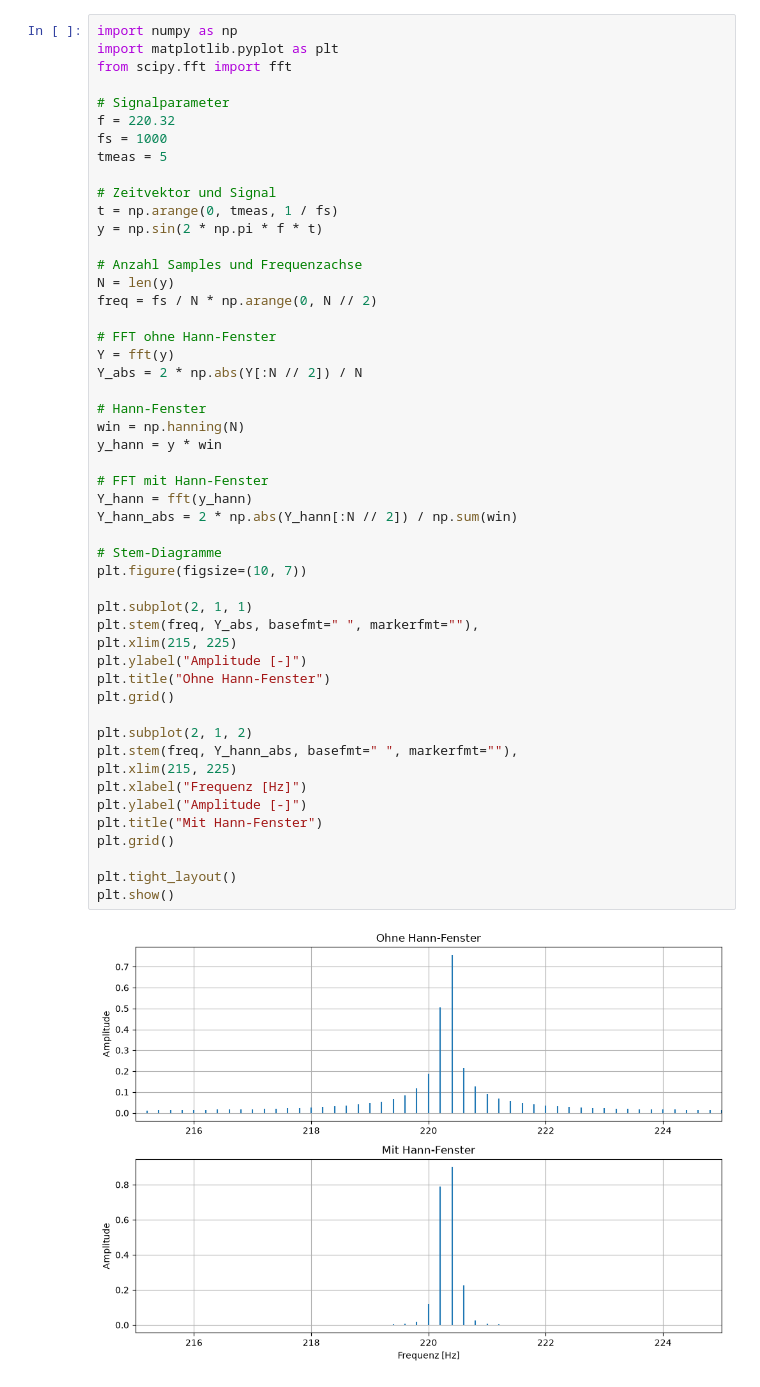
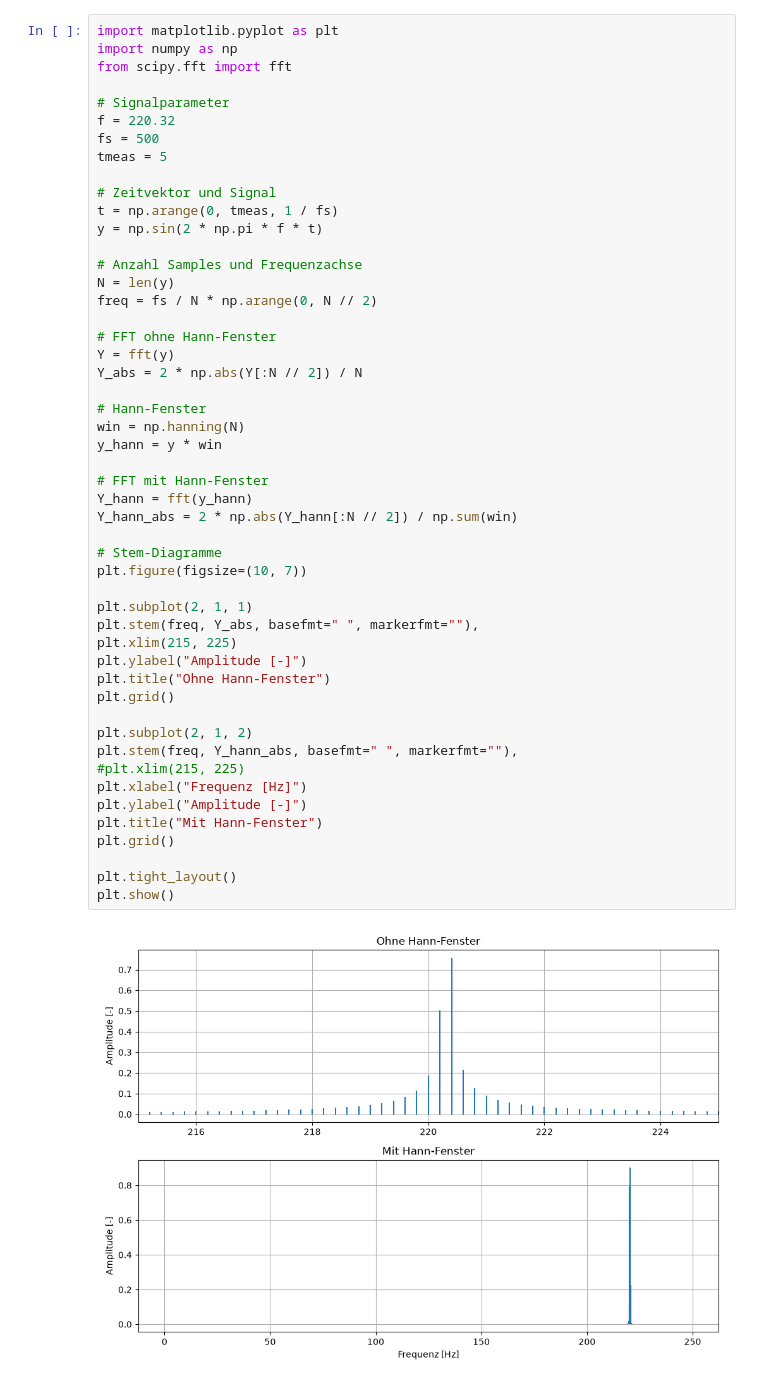
Before and after one commit to yunu5b/Exercises, a Jupyter notebook: exercise_2/exercise2-4.ipynb, the cells around one changed output. Cells and saved outputs as stored; diff of their text form.

```diff
--- a/exercise_2/exercise2-4.ipynb
+++ b/exercise_2/exercise2-4.ipynb
@@ -74,11 +76,11 @@ plt.show()
 # %%
+import matplotlib.pyplot as plt
 import numpy as np
-import matplotlib.pyplot as plt
 from scipy.fft import fft
 
 # Signalparameter
 f = 220.32
-fs = 1000
+fs = 500
 tmeas = 5
 
 # Zeitvektor und Signal
@@ -94,32 +96,32 @@ Y = fft(y)
 Y_abs = 2 * np.abs(Y[:N // 2]) / N
 
 # Hann-Fenster
 win = np.hanning(N)
 y_hann = y * win
 
 # FFT mit Hann-Fenster
 Y_hann = fft(y_hann)
 Y_hann_abs = 2 * np.abs(Y_hann[:N // 2]) / np.sum(win)
 
 # Stem-Diagramme
 plt.figure(figsize=(10, 7))
 
 plt.subplot(2, 1, 1)
 plt.stem(freq, Y_abs, basefmt=" ", markerfmt=""),
 plt.xlim(215, 225)
 plt.ylabel("Amplitude [-]")
 plt.title("Ohne Hann-Fenster")
 plt.grid()
 
 plt.subplot(2, 1, 2)
 plt.stem(freq, Y_hann_abs, basefmt=" ", markerfmt=""),
-plt.xlim(215, 225)
+#plt.xlim(215, 225)
 plt.xlabel("Frequenz [Hz]")
 plt.ylabel("Amplitude [-]")
 plt.title("Mit Hann-Fenster")
 plt.grid()
 
 plt.tight_layout()
 plt.show()
 # %% [output]
-[figure, old version]
+[figure, new version]
```
Also changed, not shown: parts of 5 cells of this notebook, 3 other files.
